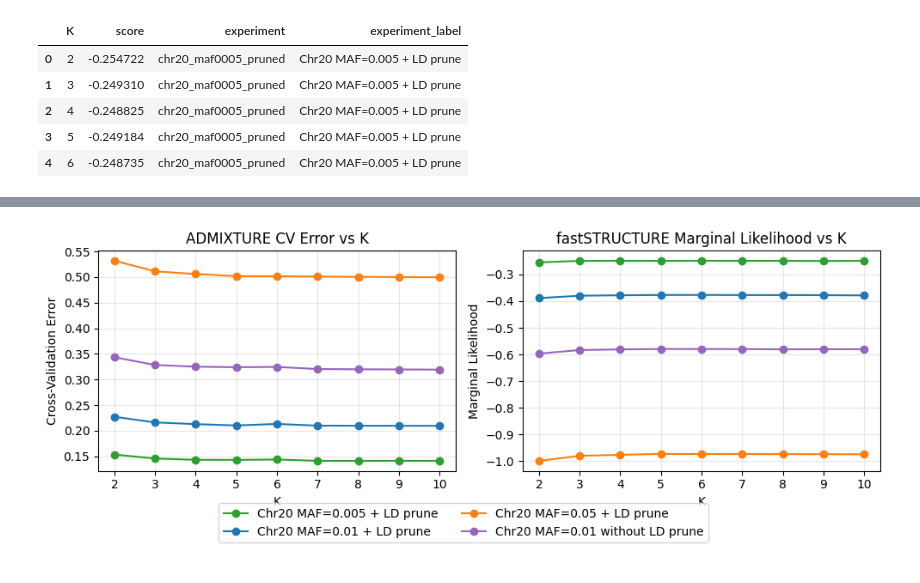
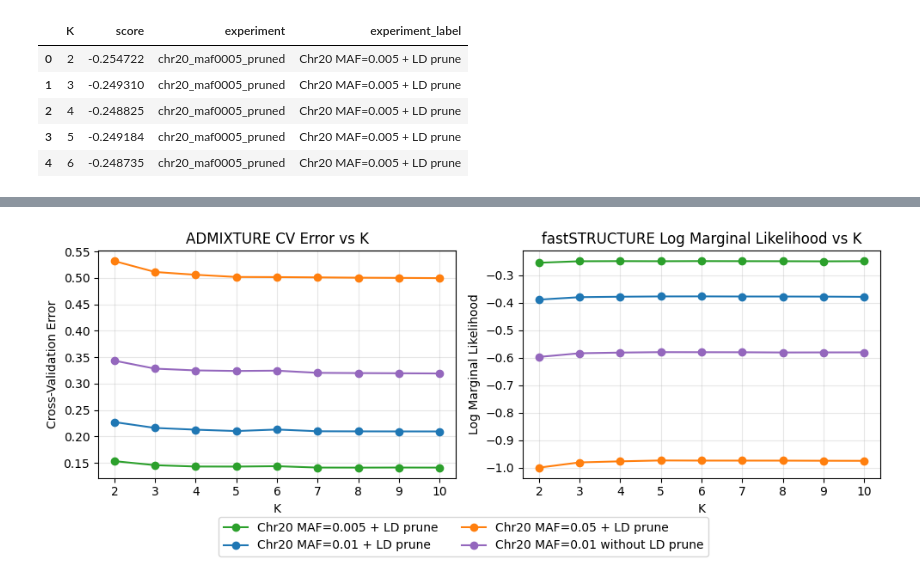
Before and after one commit to Hakuna25/Population_Structure_Modeling, a Jupyter notebook: new.ipynb, the cells around one changed output, grey strips where cells are left out. Drawn from its saved outputs; the diff is of its cells as text; code cells hidden in the pictures.

```diff
--- a/new.ipynb
+++ b/new.ipynb
@@ -127,3 +127,30 @@ summary
 |  | fastSTRUCTURE | 9 | 2 | 10 | 6079.333 | 1292.633 |
 | Chr20 MAF=0.05 + LD prune | ADMIXTURE | 9 | 2 | 10 | 137.333 | 50.320 |
 |  | fastSTRUCTURE | 9 | 2 | 10 | 416.667 | 425.379 |
+# %%
+# Check Peak Memory vs K: which two experiments are closest (overlapping lines on Memory plot)
+mem = (
+    fit_metrics_ok[fit_metrics_ok["method_label"] == "fastSTRUCTURE"]
+    .groupby(["experiment_label", "K_num"], as_index=False)["max_rss_mb"]
+    .max()
+)
+mem_pivot = mem.pivot(index="K_num", columns="experiment_label", values="max_rss_mb").sort_index()
+print("Peak Memory (MB) by K and experiment (fastSTRUCTURE):")
+display(mem_pivot)
+
+# Pairwise max absolute difference in max_rss_mb across K
+labels = mem_pivot.columns.tolist()
+pairs = []
+for i in range(len(labels)):
+    for j in range(i + 1, len(labels)):
+        a, b = labels[i], labels[j]
+        diff = (mem_pivot[a] - mem_pivot[b]).abs()
+        pairs.append((a, b, diff.max(), diff.idxmax()))
+pairs.sort(key=lambda x: x[2])
+print("\nPair with smallest max difference (most overlapping on Memory plot):")
+a, b, max_diff, k_at_max = pairs[0]
+print(f"  {a}")
+print(f"  vs {b}")
+print(f"  max |diff| = {max_diff:.2f} MB at K={k_at_max}")
+if max_diff < 50:
+    print("  => Lines are expected to look nearly overlapping (data-driven).")
@@ -259,31 +332,33 @@ fastSTRUCTURE Marginal Likelihood (head):
 # %%
 # One figure with two subplots; shared legend below so it does not overlap the plots.
 fig, axes = plt.subplots(1, 2, figsize=(10, 4))
 handles = []
 
 for experiment in EXPERIMENTS:
     group = admix_k_metrics[admix_k_metrics["experiment"] == experiment["name"]].sort_values("K")
     aligned = group.drop_duplicates(subset="K", keep="last").set_index("K").reindex(ALL_K_VALUES)
     line, = axes[0].plot(aligned.index, aligned["score"], marker="o", color=experiment["color"], label=experiment["label"])
     handles.append(line)
 axes[0].set_title("ADMIXTURE CV Error vs K")
 axes[0].set_xlabel("K")
 axes[0].set_ylabel("Cross-Validation Error")
 axes[0].set_xticks(ALL_K_VALUES)
 axes[0].grid(True, alpha=0.3)
 
 for experiment in EXPERIMENTS:
     group = faststructure_k_metrics[faststructure_k_metrics["experiment"] == experiment["name"]].sort_values("K")
     aligned = group.drop_duplicates(subset="K", keep="last").set_index("K").reindex(ALL_K_VALUES)
     axes[1].plot(aligned.index, aligned["score"], marker="o", color=experiment["color"])
-axes[1].set_title("fastSTRUCTURE Marginal Likelihood vs K")
+axes[1].set_title("fastSTRUCTURE Log Marginal Likelihood vs K")
 axes[1].set_xlabel("K")
-axes[1].set_ylabel("Marginal Likelihood")
+axes[1].set_ylabel("Log Marginal Likelihood")
 axes[1].set_xticks(ALL_K_VALUES)
 axes[1].grid(True, alpha=0.3)
 
-fig.legend(handles, [e["label"] for e in EXPERIMENTS], loc="lower center", bbox_to_anchor=(0.5, 0.04), ncol=2, frameon=True)
-plt.tight_layout(rect=(0, 0.12, 1, 1))
+fig.legend(handles, [e["label"] for e in EXPERIMENTS], loc="lower center", bbox_to_anchor=(0.5, 0.0), ncol=2, frameon=True)
+plt.tight_layout(rect=(0, 0.1, 1, 1))
+Path("report_plots").mkdir(exist_ok=True)
+fig.savefig("report_plots/cv_ml_vs_k.pdf", bbox_inches="tight")
 plt.show()
 # %% [output]
-[figure, old version]
+[figure, new version]
```
Also changed, not shown: parts of 3 cells of this notebook, 1 other file.
